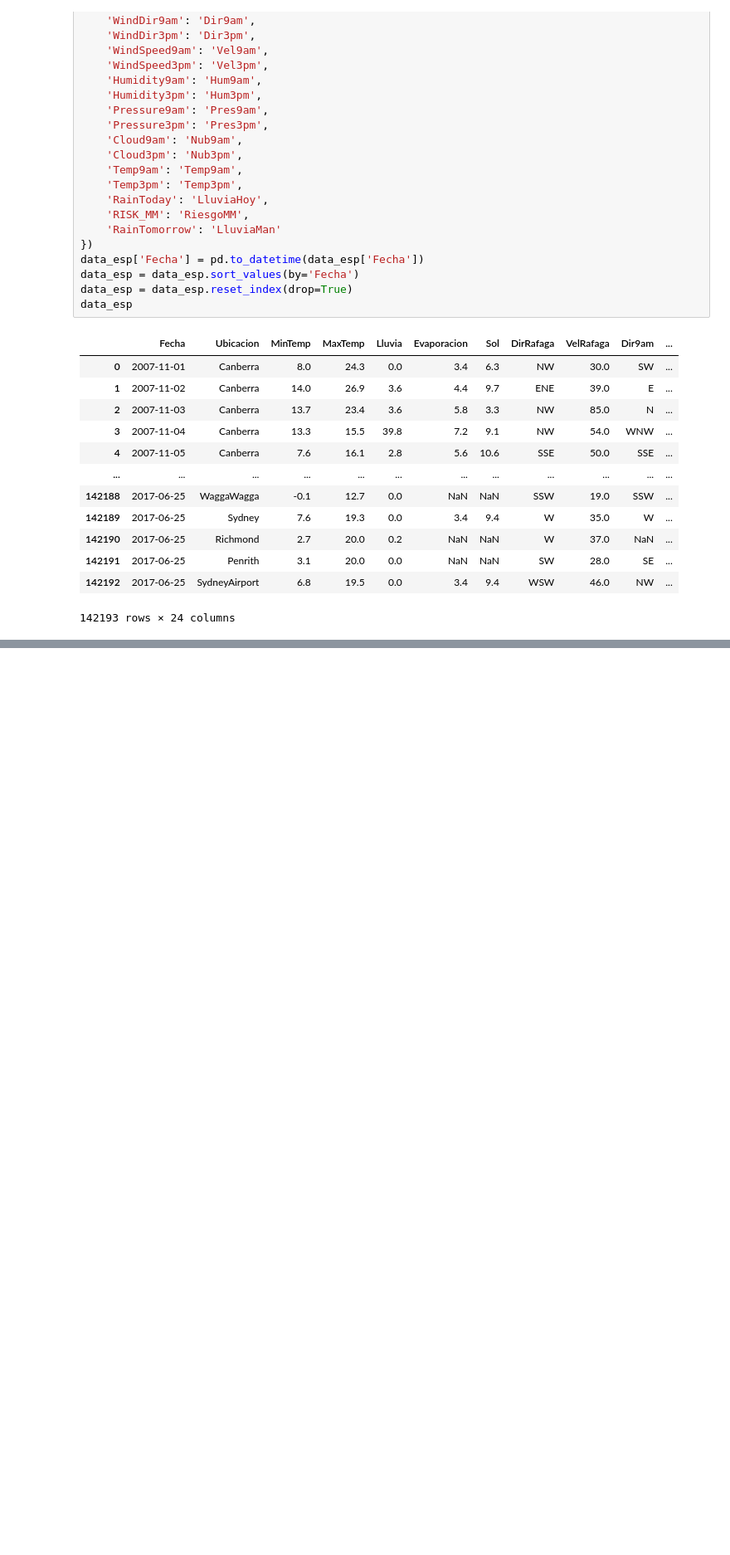
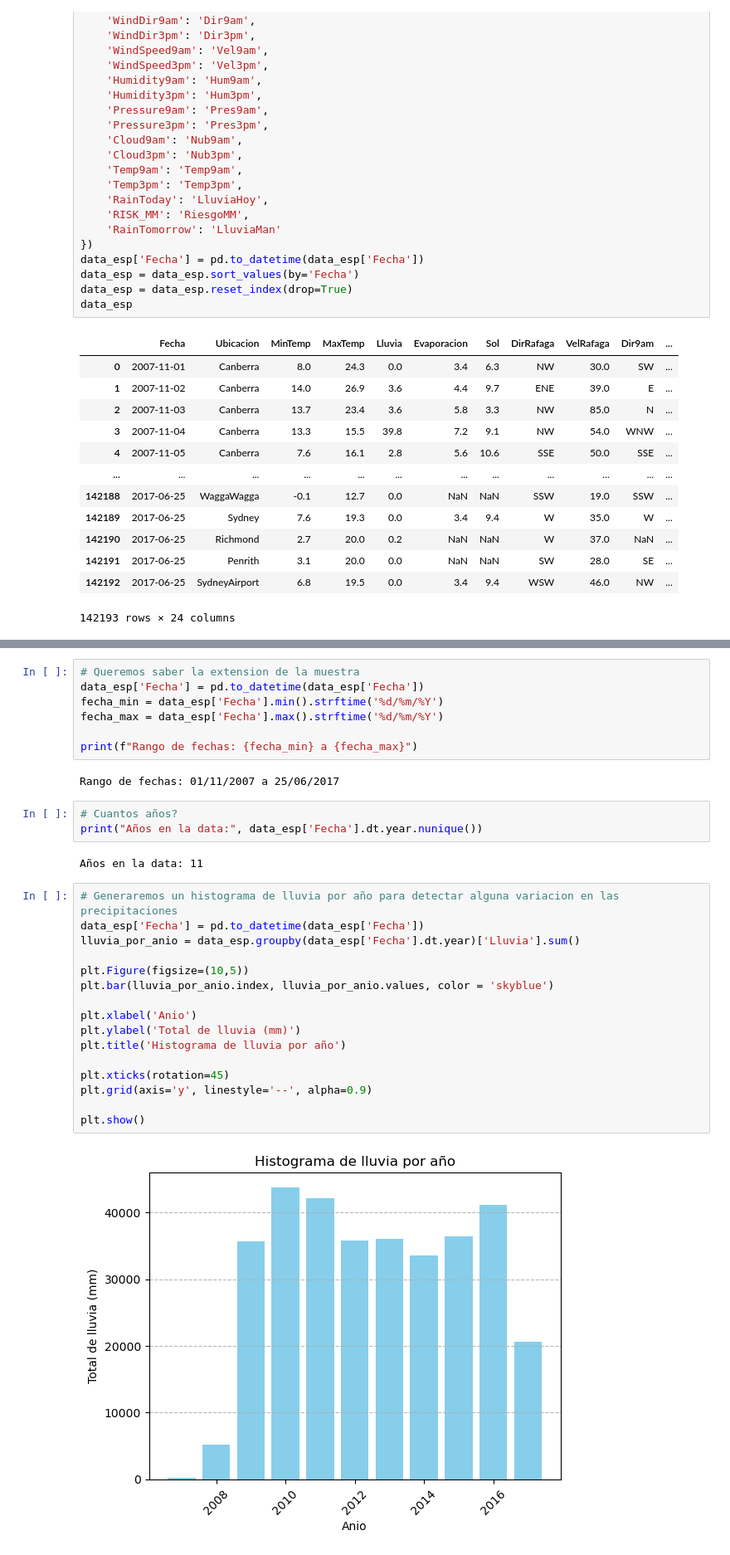
Before and after one commit to Francisco-pizarro/Mineria_datos, a Jupyter notebook: entregable_1.ipynb, the cells around one changed output, grey strips where cells are left out. Shown at 83% size. Saved outputs shown, nothing was run; the diff lists cells and outputs as text; blank space fills up the shorter version.

```diff
--- a/entregable_1.ipynb
+++ b/entregable_1.ipynb
@@ -122,0 +232,32 @@ data_esp
+# %%
+# Queremos saber la extension de la muestra
+data_esp['Fecha'] = pd.to_datetime(data_esp['Fecha'])
+fecha_min = data_esp['Fecha'].min().strftime('%d/%m/%Y')
+fecha_max = data_esp['Fecha'].max().strftime('%d/%m/%Y')
+
+print(f"Rango de fechas: {fecha_min} a {fecha_max}")
+# %% [output]
+Rango de fechas: 01/11/2007 a 25/06/2017
+# %%
+# Cuantos años?
+print("Años en la data:", data_esp['Fecha'].dt.year.nunique())
+# %% [output]
+Años en la data: 11
+# %%
+# Generaremos un histograma de lluvia por año para detectar alguna variacion en las precipitaciones
+data_esp['Fecha'] = pd.to_datetime(data_esp['Fecha'])
+lluvia_por_anio = data_esp.groupby(data_esp['Fecha'].dt.year)['Lluvia'].sum()
+
+plt.Figure(figsize=(10,5))
+plt.bar(lluvia_por_anio.index, lluvia_por_anio.values, color = 'skyblue')
+
+plt.xlabel('Anio')
+plt.ylabel('Total de lluvia (mm)')
+plt.title('Histograma de lluvia por año')
+
+plt.xticks(rotation=45)
+plt.grid(axis='y', linestyle='--', alpha=0.9)
+
+plt.show()
+# %% [output]
+[figure, added]
```
Also changed, not shown: parts of 8 cells of this notebook, 1 other file.
